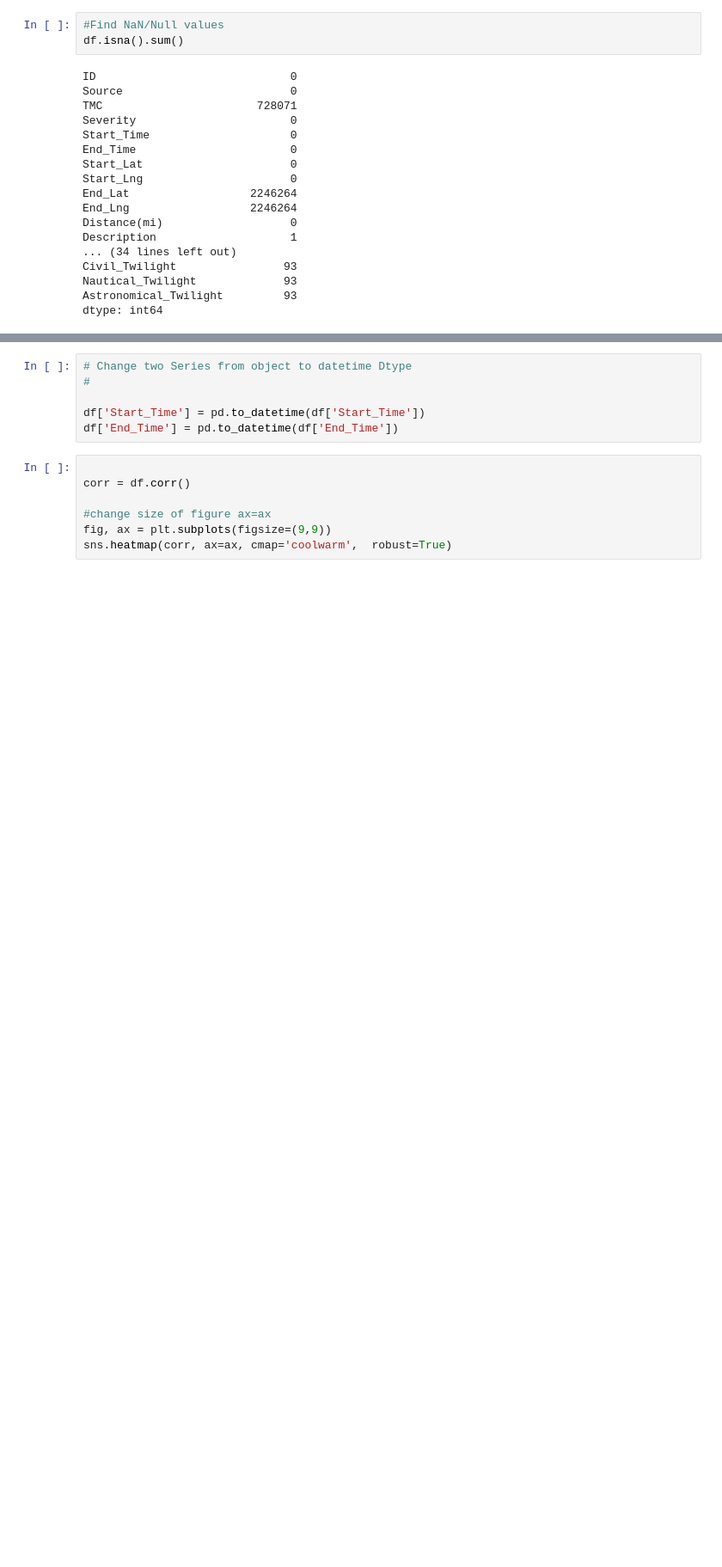
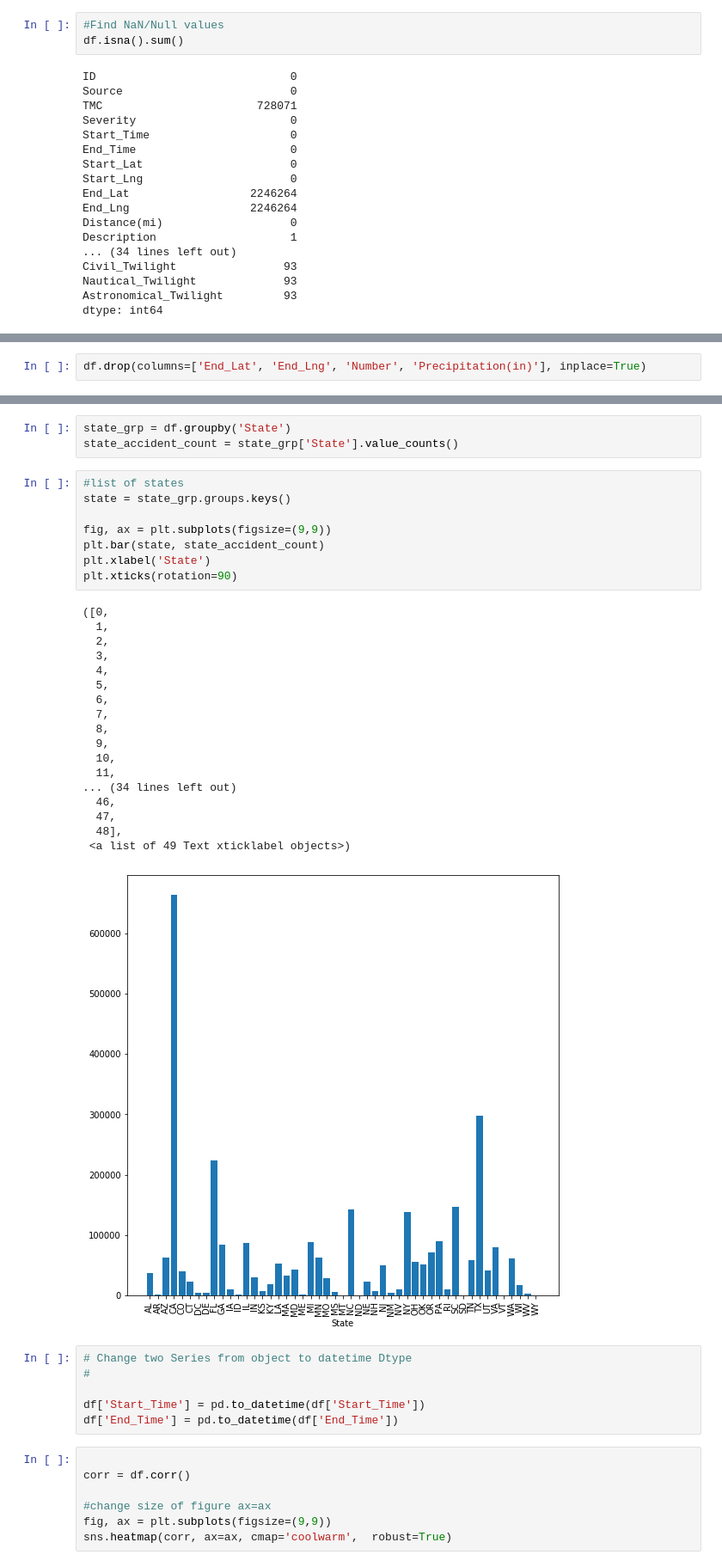
Before and after one commit to AdrianLabuda/us-accidents, a Jupyter notebook: us-accidents.ipynb, the cells around one changed output, grey strips where cells are left out. Shown: that part at 86% size. Cells and saved outputs as stored; diff of their text form; blank space fills up the shorter version.

Commit message:
start of visualization

```diff
--- a/us-accidents.ipynb
+++ b/us-accidents.ipynb
@@ -104,0 +89,2 @@ Name: Number, Length: 100, dtype: float64
+# %%
+df.drop(columns=['End_Lat', 'End_Lng', 'Number', 'Precipitation(in)'], inplace=True)
@@ -105,3 +99,33 @@ Name: Number, Length: 100, dtype: float64
+# %%
+state_grp = df.groupby('State')
+state_accident_count = state_grp['State'].value_counts()
+# %%
+#list of states
+state = state_grp.groups.keys()
+
+fig, ax = plt.subplots(figsize=(9,9))
+plt.bar(state, state_accident_count)
+plt.xlabel('State')
+plt.xticks(rotation=90)
+# %% [output]
+([0,
+  1,
+  2,
+  3,
+  4,
+  5,
+  6,
+  7,
+  8,
+  9,
+  10,
+  11,
+... (34 lines left out)
+  46,
+  47,
+  48],
+ <a list of 49 Text xticklabel objects>)
+[figure, added]
 # %%
 # Change two Series from object to datetime Dtype
 #
```
Also changed, not shown: parts of 5 cells of this notebook.
